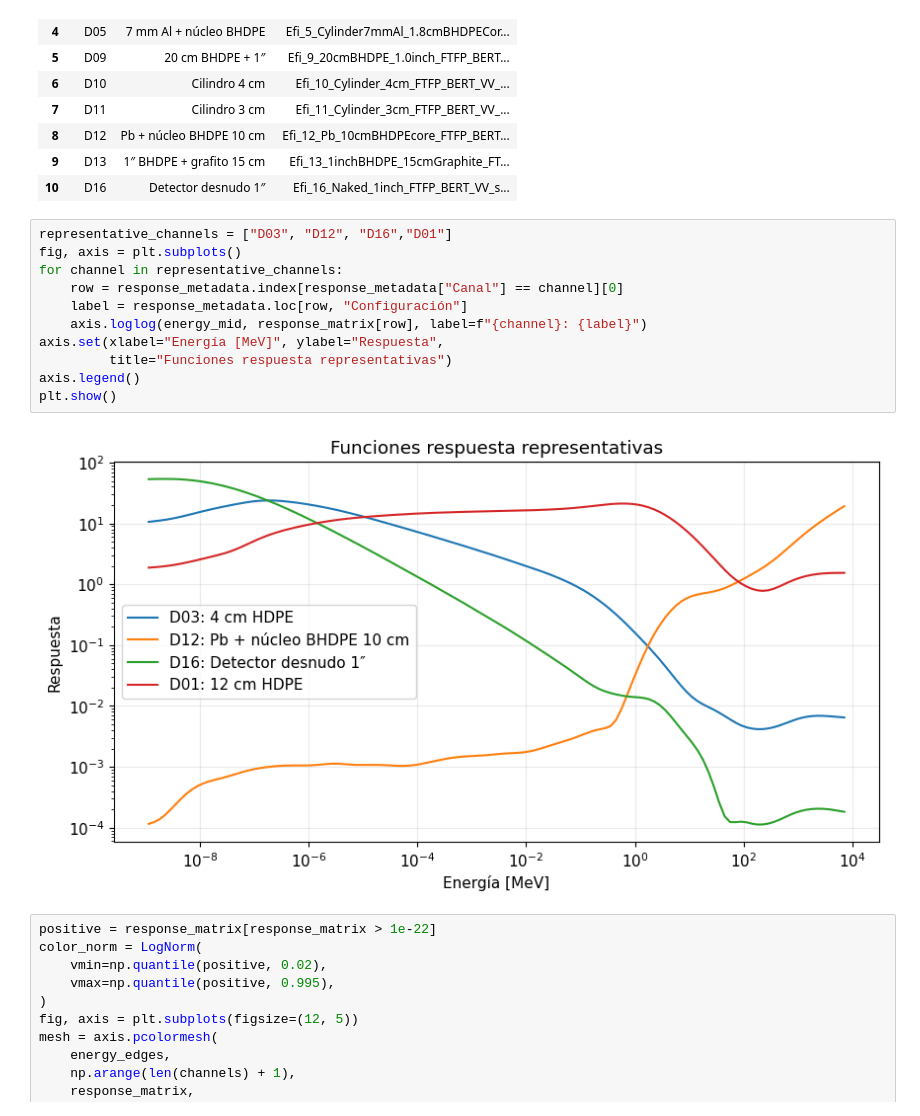
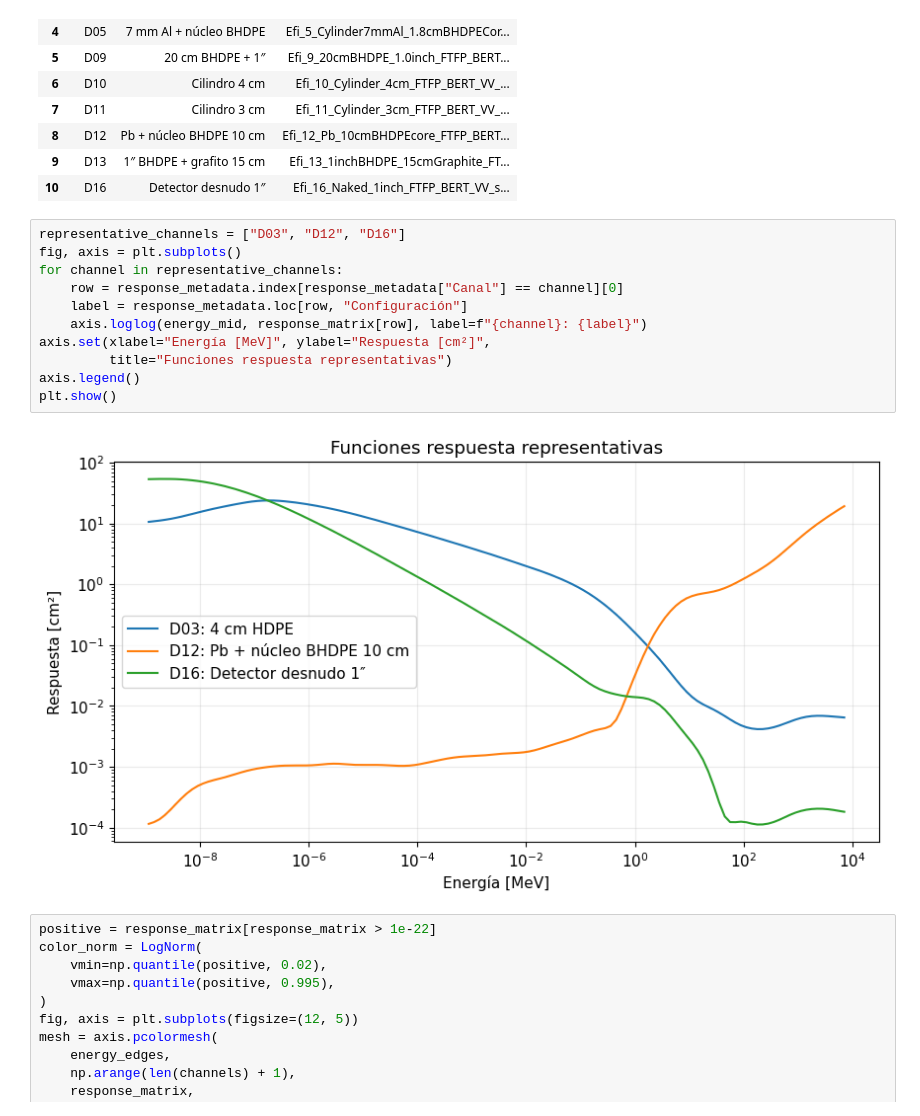
Before and after one commit to flopezus/cosmic-ray-neutron-spectrum-deconvolution-program, a Jupyter notebook: classroom/notebooks/unfolding_local.ipynb, the cells around one changed output. Drawn from its saved outputs; the diff is of its cells as text.

```diff
--- a/classroom/notebooks/unfolding_local.ipynb
+++ b/classroom/notebooks/unfolding_local.ipynb
@@ -209,18 +209,18 @@ Forma de R: (11, 129)
 | 9 | D13 | 1″ BHDPE + grafito 15 cm | Efi_13_1inchBHDPE_15cmGraphite_FT... |
 | 10 | D16 | Detector desnudo 1″ | Efi_16_Naked_1inch_FTFP_BERT_VV_s... |
 # %%
-representative_channels = ["D03", "D12", "D16","D01"]
+representative_channels = ["D03", "D12", "D16"]
 fig, axis = plt.subplots()
 for channel in representative_channels:
     row = response_metadata.index[response_metadata["Canal"] == channel][0]
     label = response_metadata.loc[row, "Configuración"]
     axis.loglog(energy_mid, response_matrix[row], label=f"{channel}: {label}")
-axis.set(xlabel="Energía [MeV]", ylabel="Respuesta",
+axis.set(xlabel="Energía [MeV]", ylabel="Respuesta [cm²]",
          title="Funciones respuesta representativas")
 axis.legend()
 plt.show()
 # %% [output]
-[figure, old version]
+[figure, new version]
 # %%
 positive = response_matrix[response_matrix > 1e-22]
 color_norm = LogNorm(
```
Also changed, not shown: parts of 24 cells of this notebook.
